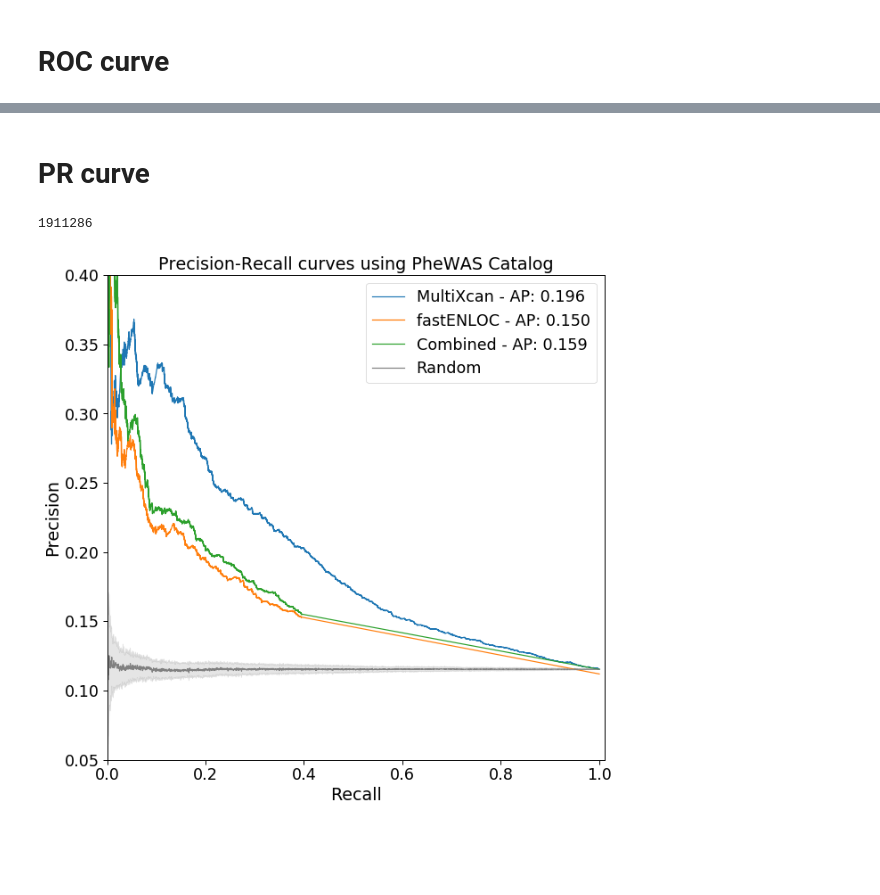
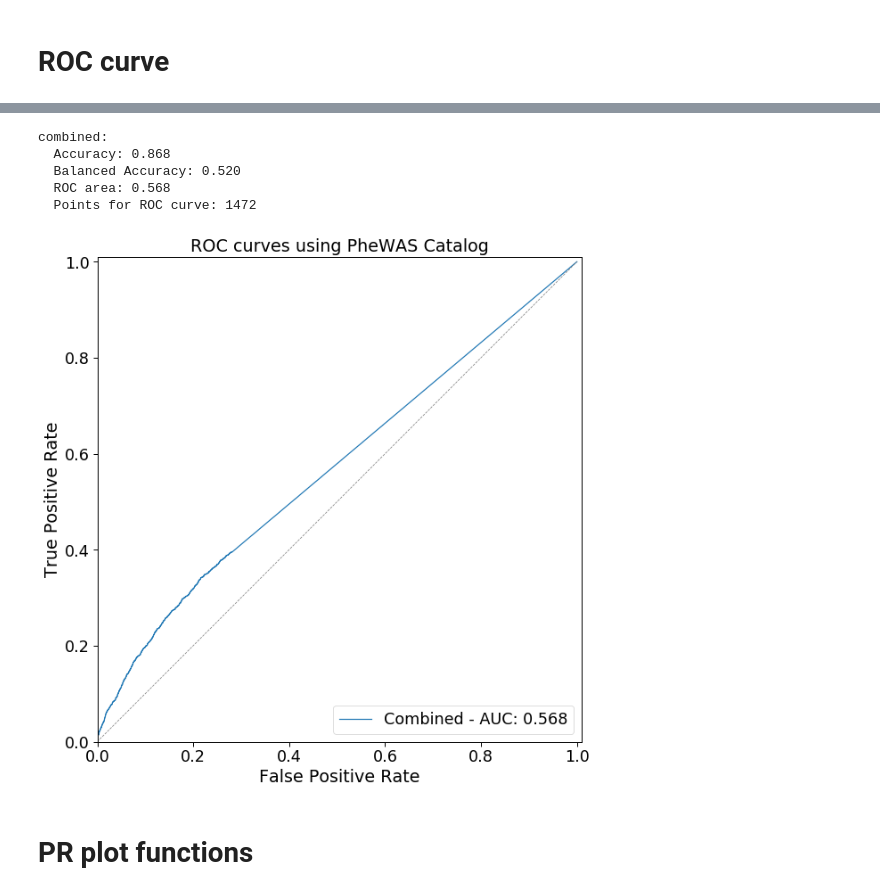
Before and after one commit to hakyimlab/phenomexcan, a Jupyter notebook: scripts/150_validation/phewas_catalog/15_roc-phewas_catalog_standard-plots.ipynb, the cells around one changed output, grey strips where cells are left out. Drawn from its saved outputs; the diff is of its cells as text; code cells hidden in the pictures; blank space fills up the shorter version.

```diff
--- a/scripts/150_validation/phewas_catalog/15_roc-phewas_catalog_standard-plots.ipynb
+++ b/scripts/150_validation/phewas_catalog/15_roc-phewas_catalog_standard-plots.ipynb
@@ -140,5 +134,14 @@ combined:
+# %%
+plot_roc_for_methods(('combined',))
+# %% [output]
+combined:
+  Accuracy: 0.868
+  Balanced Accuracy: 0.520
+  ROC area: 0.568
+  Points for ROC curve: 1472
+[figure, added]
 # %% [markdown]
-# PR curve
+# PR plot functions
 # %%
 from sklearn.metrics import precision_recall_curve, average_precision_score
 from sklearn.preprocessing import minmax_scale
@@ -171,26 +172,24 @@ random_recall, random_precision = get_random_classifier_pr(roc_data['multixcan_m
-# %%
-len(random_recall)
-# %% [output]
-1911286
 # %%
-with sns.plotting_context('paper', font_scale=2.00):
-    fig, ax = plt.subplots(figsize=(10, 10))
+def plot_pr_for_methods(selected_methods):
+    random_recall, random_precision = get_random_classifier_pr(roc_data[selected_methods[0]], reps=100)
+    display(len(random_recall))
 
-    for k in selected_methods:
-        plot_pr(roc_data[k], k, fig, ax)
+    with sns.plotting_context('paper', font_scale=2.00):
+        fig, ax = plt.subplots(figsize=(10, 10))
 
-    # add random classifier
-#     random_recall, random_precision = get_random_classifier_pr(roc_data['multixcan_mashr'].shape[0], roc_data['multixcan_mashr'])
-    plot_pr_raw_data(random_recall, random_precision, 'Random', estimator='mean', ax=ax, ci='sd', color='gray')
+        for k in selected_methods:
+            plot_pr(roc_data[k], k, fig, ax)
 
-    ax.set_title('Precision-Recall curves using PheWAS Catalog')
-    #ax.plot([0.00, 1.00], [1.00, 0.00], color='gray', linewidth=0.50)
-    ax.set_xlabel('Recall')
-    ax.set_ylabel('Precision')
-    ax.set_xlim([0.0, 1.01])
-    ax.set_ylim([0.05, 0.40])
-    #ax.set_ylim([0.00, 1.01])
-    ax.legend(loc="upper right")
-#     ax.set_aspect('equal')
+        # add random classifier
+    #     random_recall, random_precision = get_random_classifier_pr(roc_data['multixcan_mashr'].shape[0], roc_data['multixcan_mashr'])
+        plot_pr_raw_data(random_recall, random_precision, 'Random', estimator='mean', ax=ax, ci='sd', color='gray')
+
+        ax.set_title('Precision-Recall curves using PheWAS Catalog')
+        #ax.plot([0.00, 1.00], [1.00, 0.00], color='gray', linewidth=0.50)
+        ax.set_xlabel('Recall')
+        ax.set_ylabel('Precision')
+        ax.set_xlim([0.0, 1.01])
+        ax.set_ylim([0.05, 0.40])
+        #ax.set_ylim([0.00, 1.01])
+        ax.legend(loc="upper right")
+    #     ax.set_aspect('equal')
-# %% [output]
-[figure, removed]
```
Also changed, not shown: parts of 8 cells of this notebook, 2 other files.
